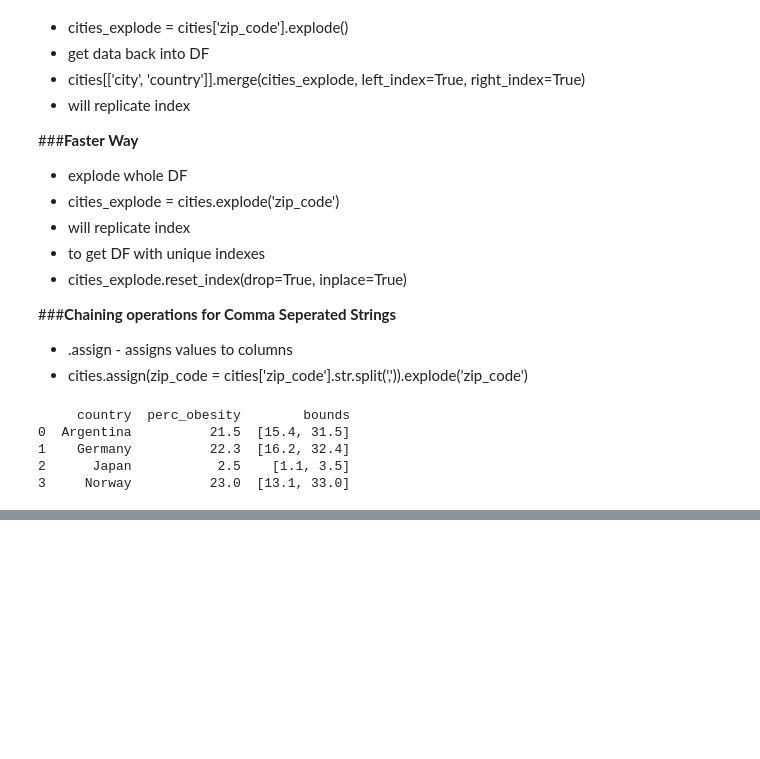
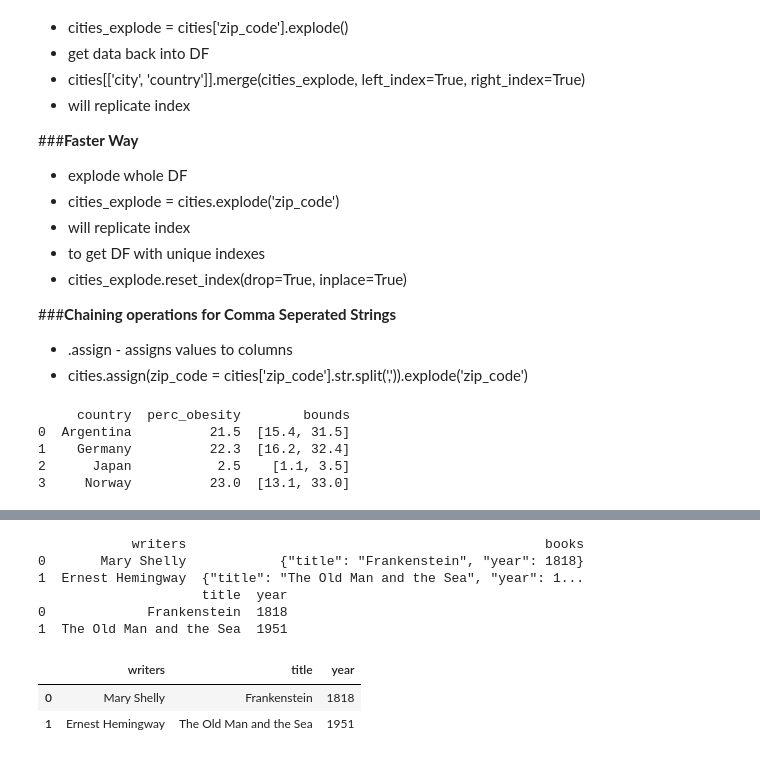
Before and after one commit to nirmalaraj77/Python, a Jupyter notebook: Python.ipynb, the cells around one changed output, grey strips where cells are left out. Drawn from its saved outputs; the diff is of its cells as text; code cells hidden in the pictures; blank space fills up the shorter version.

```diff
--- a/Python.ipynb
+++ b/Python.ipynb
@@ -1388,0 +1518,29 @@ print(obesity_explode)
+# %%
+writers = ["Mary Shelly", "Ernest Hemingway"]
+
+books = ['{"title": "Frankenstein", "year": 1818}',
+	'{"title": "The Old Man and the Sea", "year": 1951}']
+
+collection = pd.DataFrame(dict(writers=writers, books=books))
+print(collection)
+
+import json
+
+books = collection['books'].apply(json.loads).to_list()
+
+books_dump = json.dumps(books)
+
+new_books = pd.read_json(books_dump)
+print(new_books)
+
+pd.concat([collection['writers'], new_books], axis = 1)
+# %% [output]
+            writers                                              books
+0       Mary Shelly            {"title": "Frankenstein", "year": 1818}
+1  Ernest Hemingway  {"title": "The Old Man and the Sea", "year": 1...
+                     title  year
+0             Frankenstein  1818
+1  The Old Man and the Sea  1951
+|  | writers | title | year |
+| 0 | Mary Shelly | Frankenstein | 1818 |
+| 1 | Ernest Hemingway | The Old Man and the Sea | 1951 |
```
Also changed, not shown: parts of 5 cells of this notebook.
